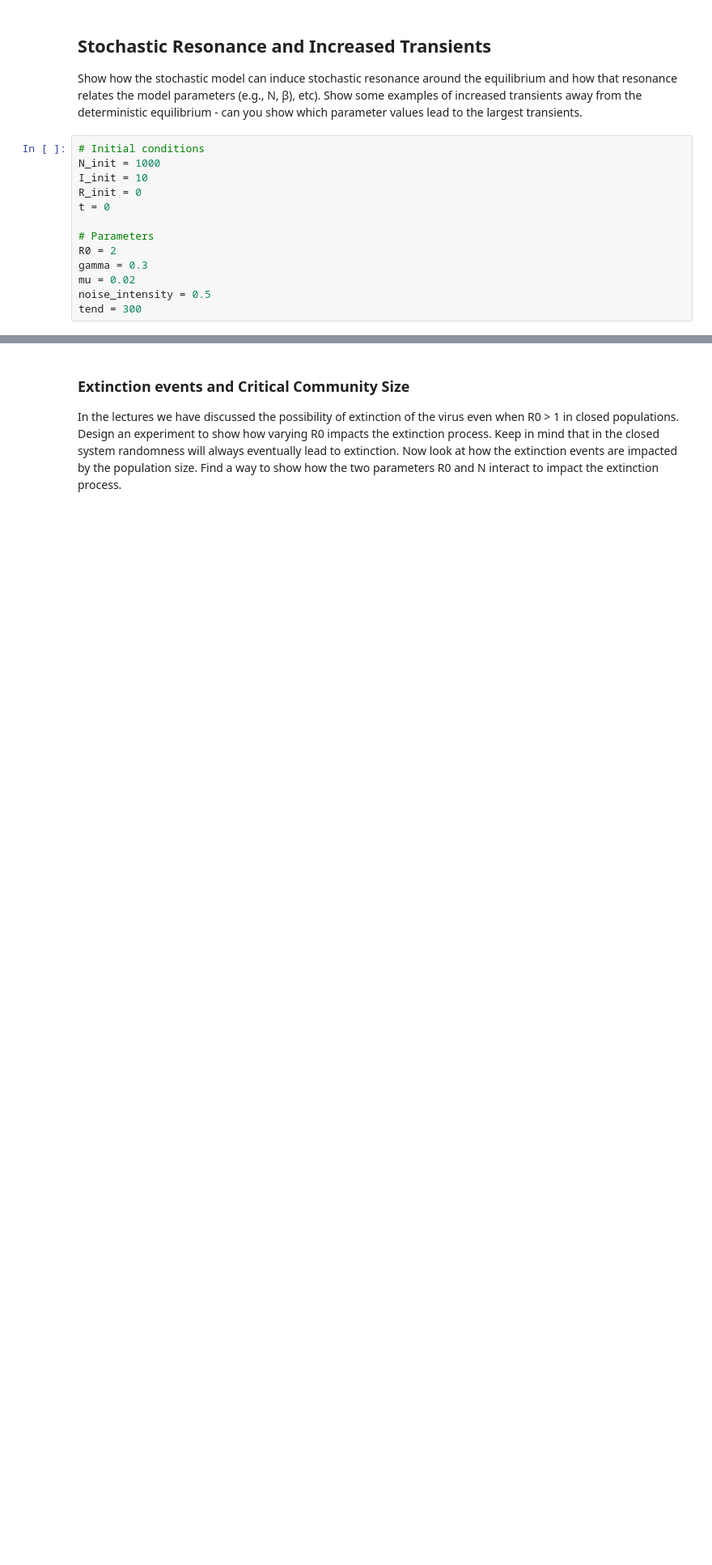
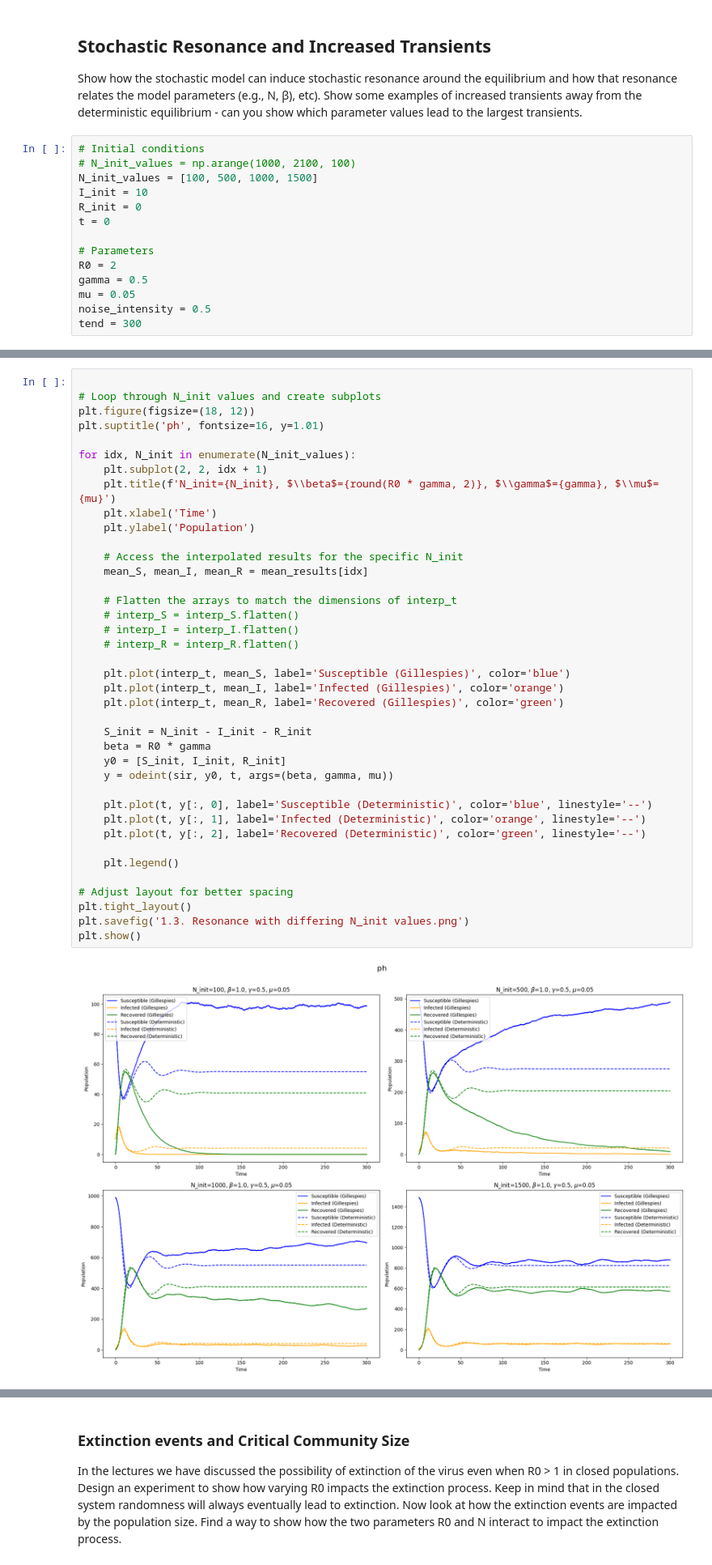
Before and after one commit to NitaiNijholt/CLSassignment2, a Jupyter notebook: assingnment_K_better.ipynb, the cells around one changed output, grey strips where cells are left out. Shown at 81% size. Drawn from its saved outputs; the diff is of its cells as text; blank space fills up the shorter version.

```diff
--- a/assingnment_K_better.ipynb
+++ b/assingnment_K_better.ipynb
@@ -308,15 +303,16 @@ examples of increased transients away from the deterministic equilibrium - can y
 which parameter values lead to the largest transients.
 # %%
 # Initial conditions
-N_init = 1000
+# N_init_values = np.arange(1000, 2100, 100)
+N_init_values = [100, 500, 1000, 1500]
 I_init = 10
 R_init = 0
 t = 0
 
 # Parameters
 R0 = 2
-gamma = 0.3
-mu = 0.02
+gamma = 0.5
+mu = 0.05
 noise_intensity = 0.5
 tend = 300
 # %%
@@ -376,0 +359,41 @@ plt.savefig('1.3. Gillespies SIR (mean) vs. deterministic SIR.png')
+# %%
+
+# Loop through N_init values and create subplots
+plt.figure(figsize=(18, 12))
+plt.suptitle('ph', fontsize=16, y=1.01)
+
+for idx, N_init in enumerate(N_init_values):
+    plt.subplot(2, 2, idx + 1)
+    plt.title(f'N_init={N_init}, $\\beta$={round(R0 * gamma, 2)}, $\\gamma$={gamma}, $\\mu$={mu}')
+    plt.xlabel('Time')
+    plt.ylabel('Population')
+
+    # Access the interpolated results for the specific N_init
+    mean_S, mean_I, mean_R = mean_results[idx]
+
+    # Flatten the arrays to match the dimensions of interp_t
+    # interp_S = interp_S.flatten()
+    # interp_I = interp_I.flatten()
+    # interp_R = interp_R.flatten()
+
+    plt.plot(interp_t, mean_S, label='Susceptible (Gillespies)', color='blue')
+    plt.plot(interp_t, mean_I, label='Infected (Gillespies)', color='orange')
+    plt.plot(interp_t, mean_R, label='Recovered (Gillespies)', color='green')
+
+    S_init = N_init - I_init - R_init
+    beta = R0 * gamma
+    y0 = [S_init, I_init, R_init]
+    y = odeint(sir, y0, t, args=(beta, gamma, mu))
+
+    plt.plot(t, y[:, 0], label='Susceptible (Deterministic)', color='blue', linestyle='--')
+    plt.plot(t, y[:, 1], label='Infected (Deterministic)', color='orange', linestyle='--')
+    plt.plot(t, y[:, 2], label='Recovered (Deterministic)', color='green', linestyle='--')
+
+    plt.legend()
+
+# Adjust layout for better spacing
+plt.tight_layout()
+plt.savefig('1.3. Resonance with differing N_init values.png')
+plt.show()
+# %% [output]
+[figure, added]
```
Also changed, not shown: parts of 18 cells of this notebook, 9 other files.
